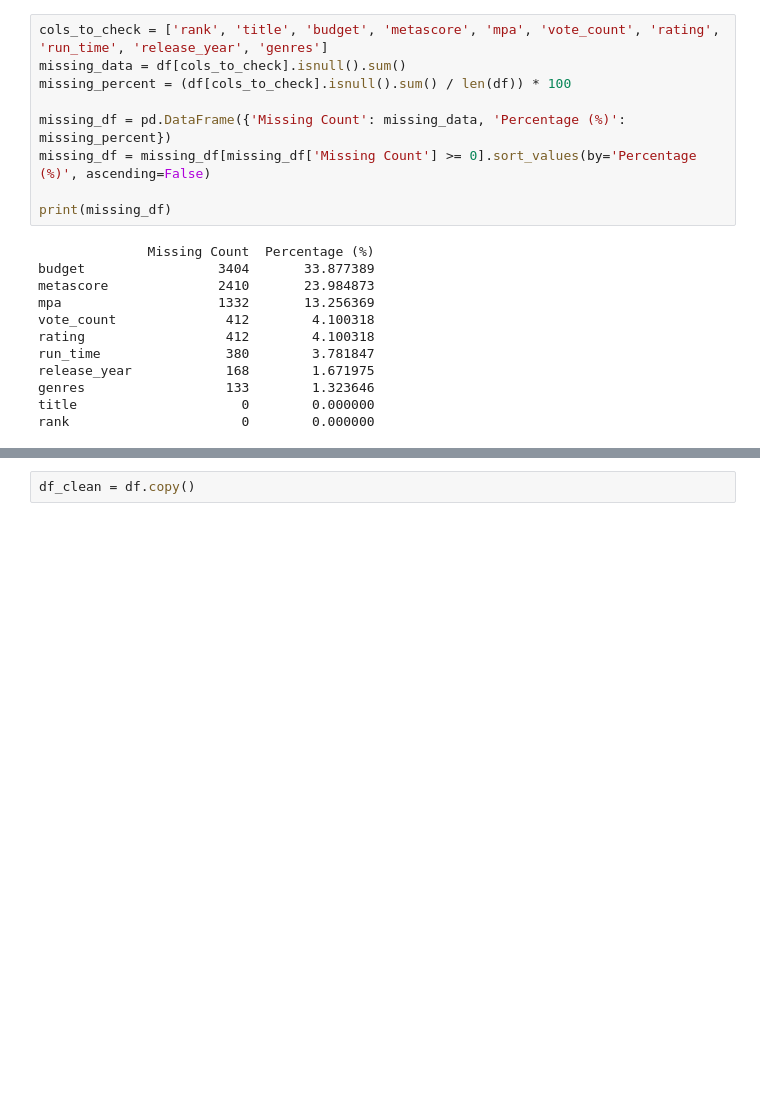
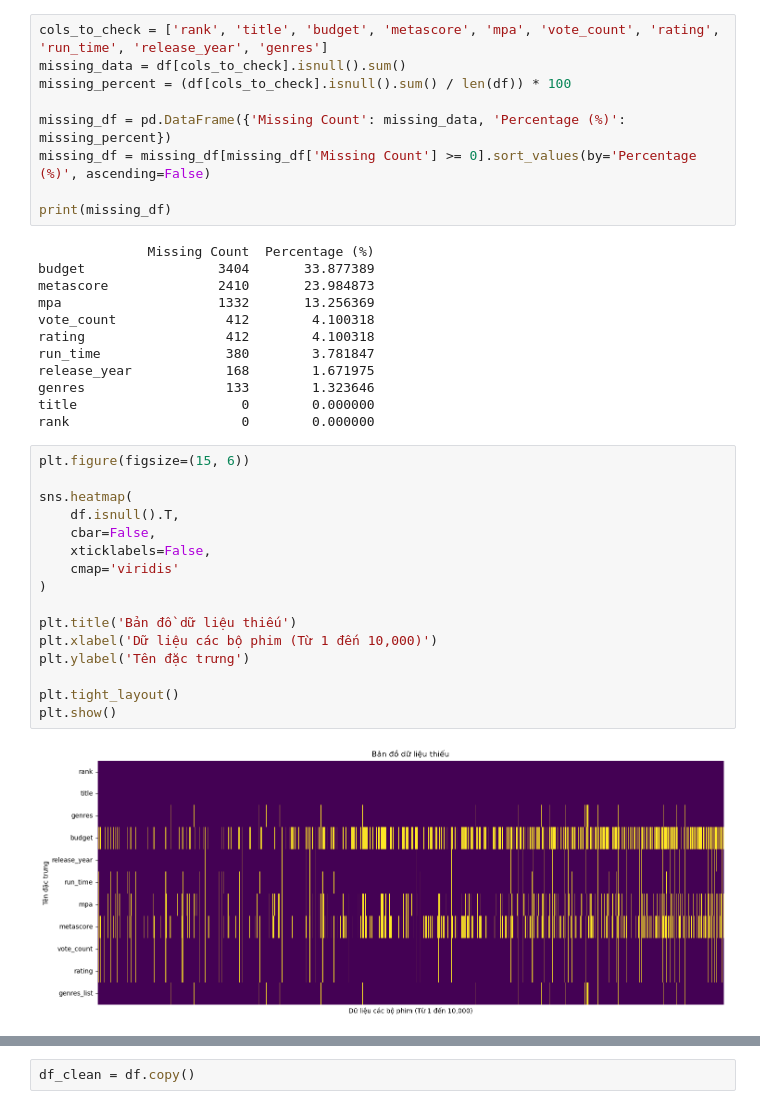
Before and after one commit to Kyoyooo/Movie-Rating-Prediction-Model, a Jupyter notebook: notebooks/data_exploration.ipynb, the cells around one changed output, grey strips where cells are left out. Drawn from its saved outputs; the diff is of its cells as text; blank space fills up the shorter version.

```diff
--- a/notebooks/data_exploration.ipynb
+++ b/notebooks/data_exploration.ipynb
@@ -553,4 +553,22 @@ release_year            168        1.671975
 genres                  133        1.323646
 title                     0        0.000000
 rank                      0        0.000000
+# %%
+plt.figure(figsize=(15, 6))
+
+sns.heatmap(
+    df.isnull().T,
+    cbar=False,
+    xticklabels=False,
+    cmap='viridis'
+)
+
+plt.title('Bản đồ dữ liệu thiếu')
+plt.xlabel('Dữ liệu các bộ phim (Từ 1 đến 10,000)')
+plt.ylabel('Tên đặc trưng')
+
+plt.tight_layout()
+plt.show()
+# %% [output]
+[figure, added]
 # %%
```
Also changed, not shown: parts of 1 cell of this notebook, 1 other file.
